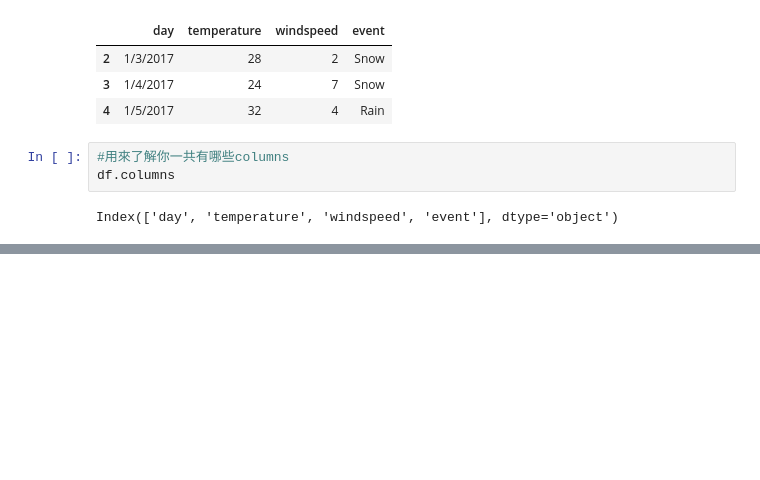
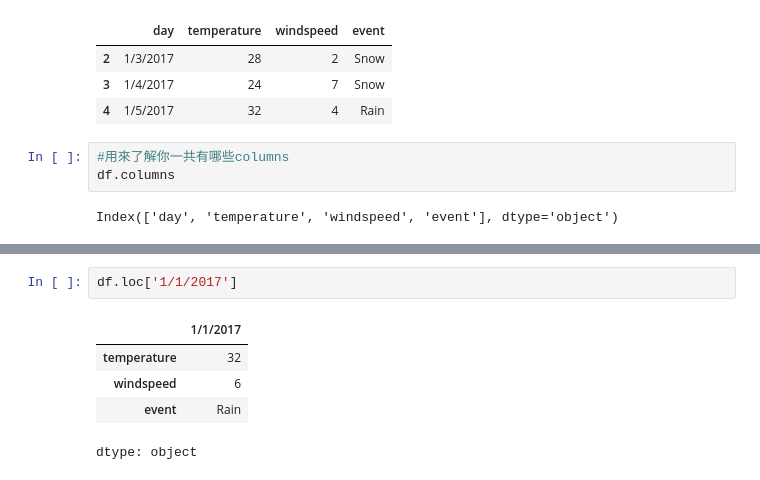
Before and after one commit to victorlee0923-creator/ML_Book_Practice, a Jupyter notebook: 印度哥2_Dataframe_Basics.ipynb, the cells around one changed output, grey strips where cells are left out. Saved outputs shown, nothing was run; the diff lists cells and outputs as text; blank space fills up the shorter version.

```diff
--- a/印度哥2_Dataframe_Basics.ipynb
+++ b/印度哥2_Dataframe_Basics.ipynb
@@ -95,0 +176,8 @@ df.describe()
+# %%
+df.loc['1/1/2017']
+# %% [output]
+|  | 1/1/2017 |
+| temperature | 32 |
+| windspeed | 6 |
+| event | Rain |
+dtype: object
```
Also changed, not shown: parts of 17 cells of this notebook.
